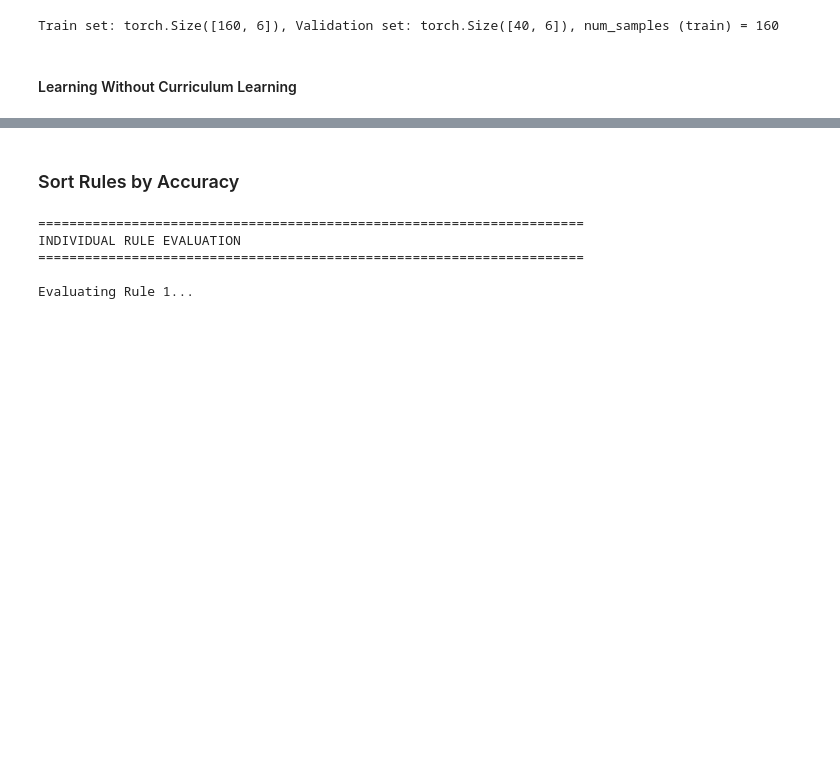
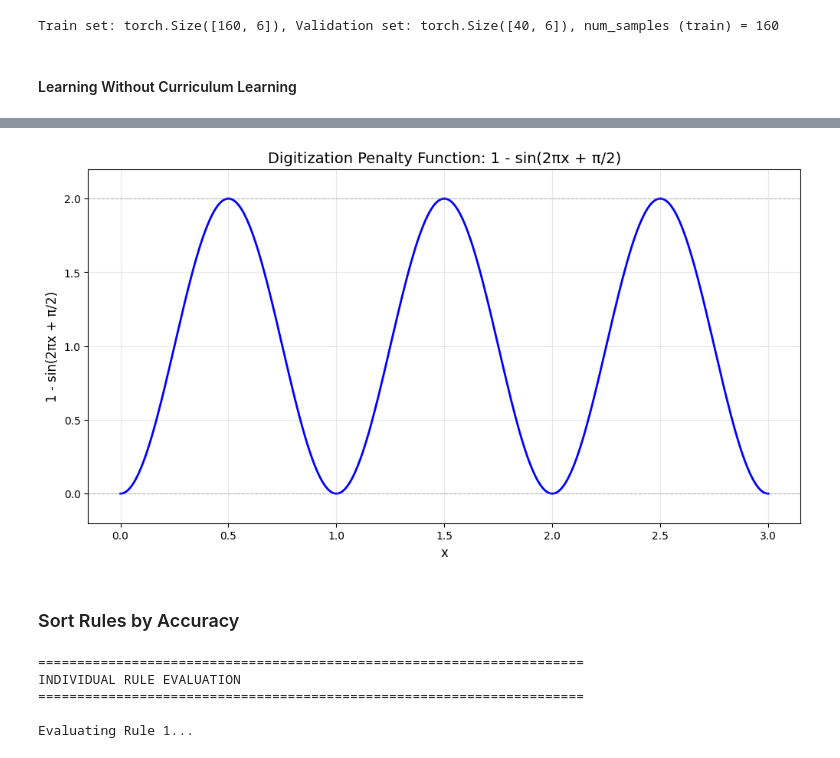
Before and after one commit to iman-sharifi-ghb/ANDRE, a Jupyter notebook: AUX2.ipynb, the cells around one changed output, grey strips where cells are left out. Saved outputs shown, nothing was run; the diff lists cells and outputs as text; code cells hidden in the pictures; blank space fills up the shorter version.

```diff
--- a/AUX2.ipynb
+++ b/AUX2.ipynb
@@ -508,3 +587,28 @@ h :- father(X1, X2) and father(X2, X3) OR mother(X1, X2) and mother(X2, X3) OR f
+# %%
+import torch
+import math
+
+import matplotlib.pyplot as plt
+
+# Define input domain
+x = torch.linspace(0, 3, 500)
+
+# Compute the digitization penalty function
+y = 1 - torch.sin(2 * math.pi * x + math.pi / 2)
+
+# Plot
+plt.figure(figsize=(12, 6))
+plt.plot(x.numpy(), y.numpy(), linewidth=2, color='blue')
+plt.axhline(y=0, color='gray', linestyle='--', linewidth=0.8, alpha=0.5)
+plt.axhline(y=2, color='gray', linestyle='--', linewidth=0.8, alpha=0.5)
+plt.grid(True, alpha=0.3)
+plt.xlabel('x', fontsize=12)
+plt.ylabel('1 - sin(2πx + π/2)', fontsize=12)
+plt.title('Digitization Penalty Function: 1 - sin(2πx + π/2)', fontsize=14)
+plt.ylim([-0.2, 2.2])
+plt.show()
+# %% [output]
+[figure, added]
 # %% [markdown]
 ### Sort Rules by Accuracy
 # %%
```
Also changed, not shown: parts of 4 cells of this notebook, 2 other files.
